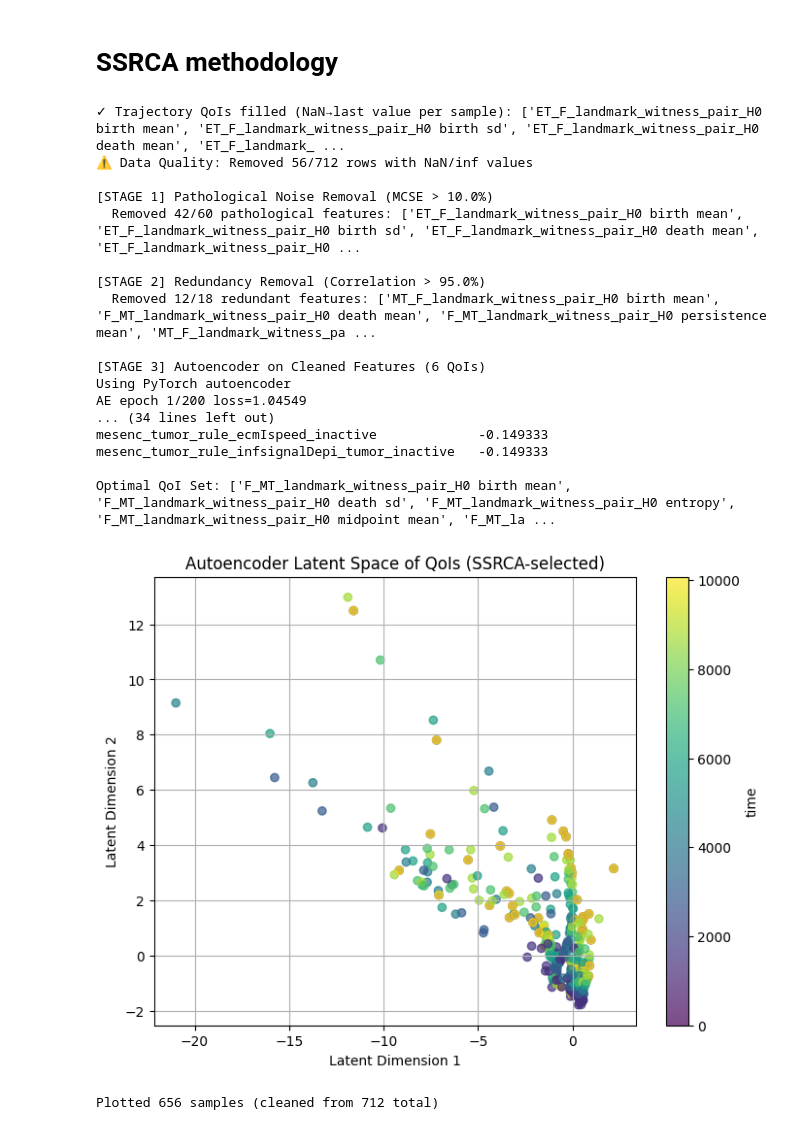
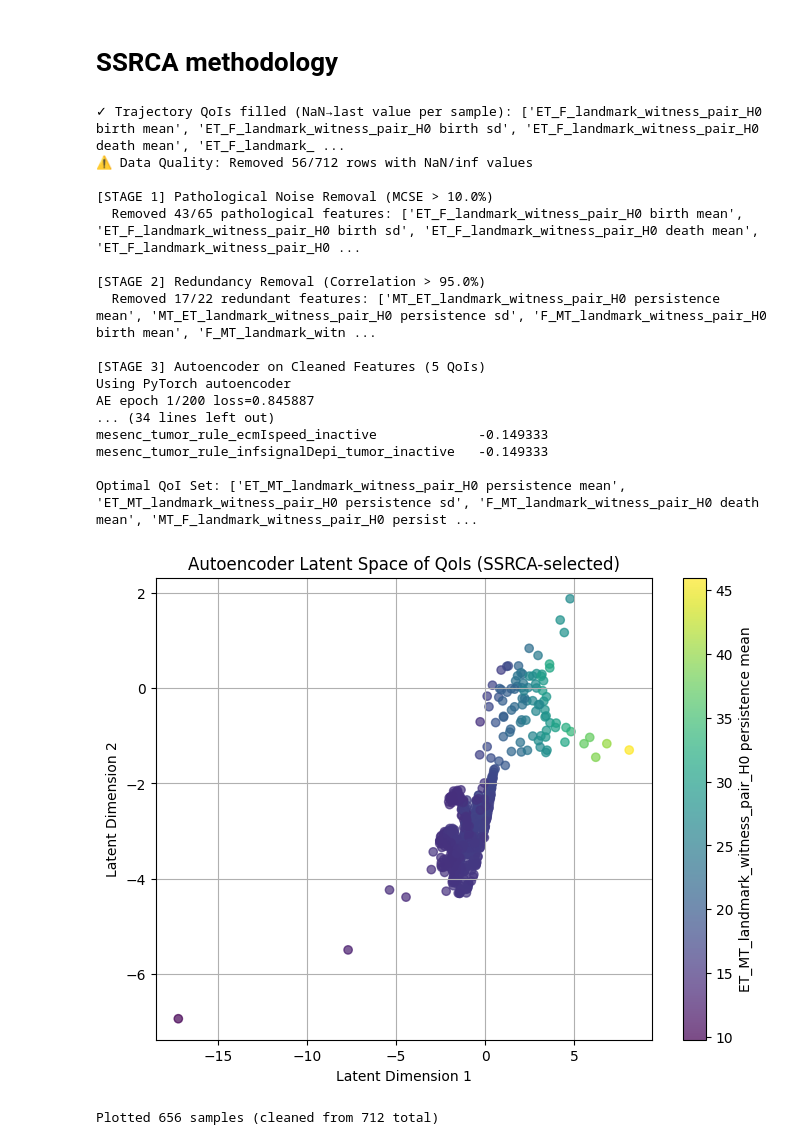
Before and after one commit to heberlr/UQ_PhysiCell, a Jupyter notebook: examples/epi_caf_invasion/TDA_DowkerWitness.ipynb, the cells around one changed output. Drawn from its saved outputs; the diff is of its cells as text; code cells hidden in the pictures.

Commit message:
added cell populations on qois list

```diff
--- a/examples/epi_caf_invasion/TDA_DowkerWitness.ipynb
+++ b/examples/epi_caf_invasion/TDA_DowkerWitness.ipynb
@@ -19,6 +19,11 @@ import pandas as pd
 
 db_file = 'uq_Simulations_OAT_CoCulture.db'
 qoi_funcs = {  # first element of tuple is summary stats of PH
+    'epi_normal_cell_count':    lambda df_cell: len(df_cell[(df_cell['dead'] == False) & (df_cell['cell_type'] == 'epithelial_normal')]),
+    'mesenc_normal_cell_count': lambda df_cell: len(df_cell[(df_cell['dead'] == False) & (df_cell['cell_type'] == 'mesenchymal_normal')]),
+    'fibroblast_cell_count':    lambda df_cell: len(df_cell[(df_cell['dead'] == False) & (df_cell['cell_type'] == 'fibroblast')]),
+    'epi_tumor_cell_count':     lambda df_cell: len(df_cell[(df_cell['dead'] == False) & (df_cell['cell_type'] == 'epithelial_tumor')]),
+    'mesenc_tumor_cell_count':  lambda df_cell: len(df_cell[(df_cell['dead'] == False) & (df_cell['cell_type'] == 'mesenchymal_tumor')]),
     'ET_MT_landmark_witness_pair': "lambda df: qoi_func_relational_ph(df, 'epithelial_tumor', 'mesenchymal_tumor')[0]",
     'ET_F_landmark_witness_pair': "lambda df: qoi_func_relational_ph(df, 'epithelial_tumor', 'fibroblast')[0]",
     'MT_ET_landmark_witness_pair': "lambda df: qoi_func_relational_ph(df, 'mesenchymal_tumor', 'epithelial_tumor')[0]",
@@ -166,47 +188,47 @@ print(f"\nOptimal QoI Set: {dic_RFE_results['final_qois']}")
 ⚠ Data Quality: Removed 56/712 rows with NaN/inf values
 
 [STAGE 1] Pathological Noise Removal (MCSE > 10.0%)
-  Removed 42/60 pathological features: ['ET_F_landmark_witness_pair_H0 birth mean', 'ET_F_landmark_witness_pair_H0 birth sd', 'ET_F_landmark_witness_pair_H0 death mean', 'ET_F_landmark_witness_pair_H0 ...
+  Removed 43/65 pathological features: ['ET_F_landmark_witness_pair_H0 birth mean', 'ET_F_landmark_witness_pair_H0 birth sd', 'ET_F_landmark_witness_pair_H0 death mean', 'ET_F_landmark_witness_pair_H0 ...
 
 [STAGE 2] Redundancy Removal (Correlation > 95.0%)
-  Removed 12/18 redundant features: ['MT_F_landmark_witness_pair_H0 birth mean', 'F_MT_landmark_witness_pair_H0 death mean', 'F_MT_landmark_witness_pair_H0 persistence mean', 'MT_F_landmark_witness_pa ...
+  Removed 17/22 redundant features: ['MT_ET_landmark_witness_pair_H0 persistence mean', 'MT_ET_landmark_witness_pair_H0 persistence sd', 'F_MT_landmark_witness_pair_H0 birth mean', 'F_MT_landmark_witn ...
 
-[STAGE 3] Autoencoder on Cleaned Features (6 QoIs)
+[STAGE 3] Autoencoder on Cleaned Features (5 QoIs)
 Using PyTorch autoencoder
-AE epoch 1/200 loss=1.04549
+AE epoch 1/200 loss=0.845887
 ... (34 lines left out)
 mesenc_tumor_rule_ecmIspeed_inactive             -0.149333
 mesenc_tumor_rule_infsignalDepi_tumor_inactive   -0.149333
 
-Optimal QoI Set: ['F_MT_landmark_witness_pair_H0 birth mean', 'F_MT_landmark_witness_pair_H0 death sd', 'F_MT_landmark_witness_pair_H0 entropy', 'F_MT_landmark_witness_pair_H0 midpoint mean', 'F_MT_la ...
+Optimal QoI Set: ['ET_MT_landmark_witness_pair_H0 persistence mean', 'ET_MT_landmark_witness_pair_H0 persistence sd', 'F_MT_landmark_witness_pair_H0 death mean', 'MT_F_landmark_witness_pair_H0 persist ...
 # %%
 import matplotlib.pyplot as plt
 
 # Use cleaned index from RFE to align with encoder output
 cleaned_index = dic_RFE_results['cleaned_index']
 df_plot = df_tda_mean.reset_index().set_index(['SampleID', 'time']).loc[cleaned_index].reset_index()
 
 dict_autoencoder_results = dic_RFE_results['reduced_autoencoder_results']
-feature_colored = 'time'  # 'time', 'SampleID', etc. 'F_MT_landmark_witness_pair_H0 entropy'
+feature_colored = 'ET_MT_landmark_witness_pair_H0 persistence mean'  # 'time', 'SampleID', etc. 'F_MT_landmark_witness_pair_H0 entropy'
 
 plt.figure(figsize=(8, 6))
 plt.scatter(
     dict_autoencoder_results['encoder_output'][:, 0],
     dict_autoencoder_results['encoder_output'][:, 1],
     c=df_plot[feature_colored].to_numpy(),
     alpha=0.7,
     cmap='viridis'
 )
 plt.colorbar(label=feature_colored)
 plt.title('Autoencoder Latent Space of QoIs (SSRCA-selected)')
 plt.xlabel('Latent Dimension 1')
 plt.ylabel('Latent Dimension 2')
 plt.grid(True)
 plt.show()
 
 print(f"Plotted {len(df_plot)} samples (cleaned from {len(df_tda_mean)} total)")
 # %% [output]
-[figure, old version]
+[figure, new version]
 Plotted 656 samples (cleaned from 712 total)
 # %%
 import seaborn as sns
```
Also changed, not shown: parts of 3 cells of this notebook.
